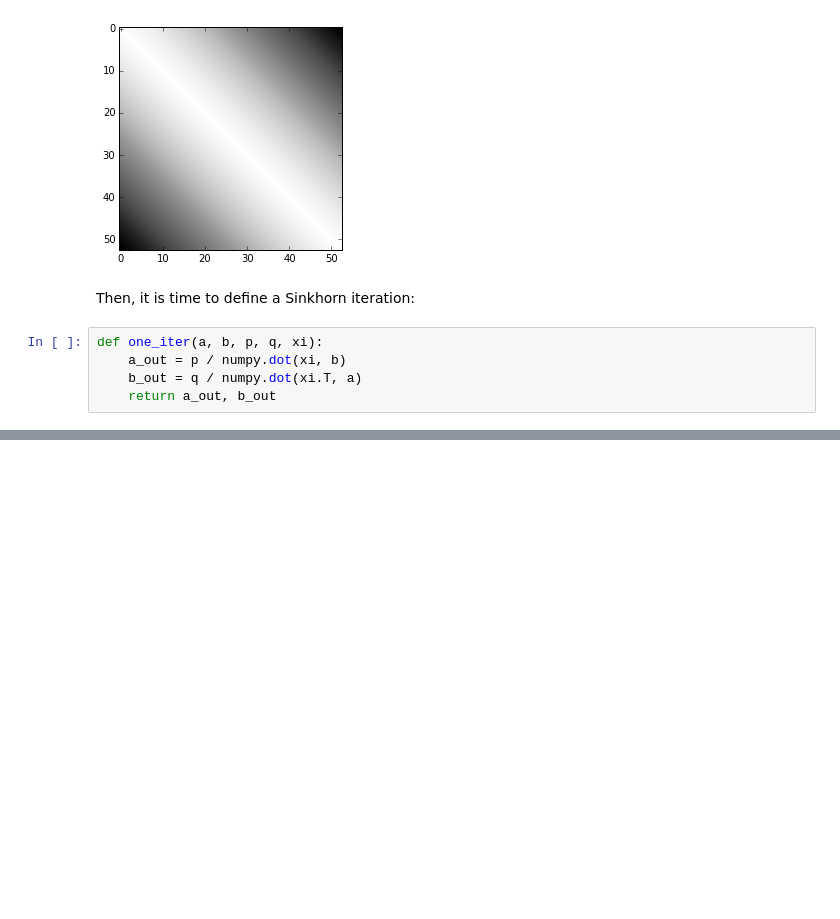
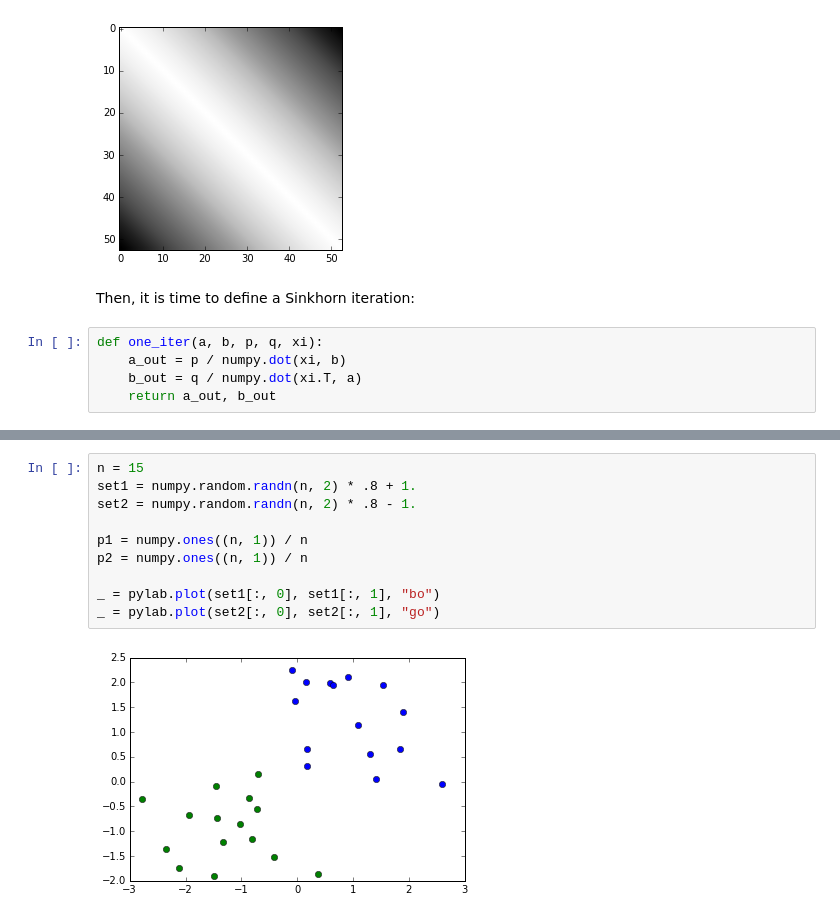
Before and after one commit to afcarl/Homework-1, a Jupyter notebook: pynb/regularized_ot.ipynb, the cells around one changed output, grey strips where cells are left out. Drawn from its saved outputs; the diff is of its cells as text; blank space fills up the shorter version.

```diff
--- a/pynb/regularized_ot.ipynb
+++ b/pynb/regularized_ot.ipynb
@@ -63,0 +68,12 @@ for gamma in [.00001, .0001, .001, .01, .1, 1.]:
+# %%
+n = 15
+set1 = numpy.random.randn(n, 2) * .8 + 1.
+set2 = numpy.random.randn(n, 2) * .8 - 1.
+
+p1 = numpy.ones((n, 1)) / n
+p2 = numpy.ones((n, 1)) / n
+
+_ = pylab.plot(set1[:, 0], set1[:, 1], "bo")
+_ = pylab.plot(set2[:, 0], set2[:, 1], "go")
+# %% [output]
+[figure, added]
```
Also changed, not shown: parts of 3 cells of this notebook.
